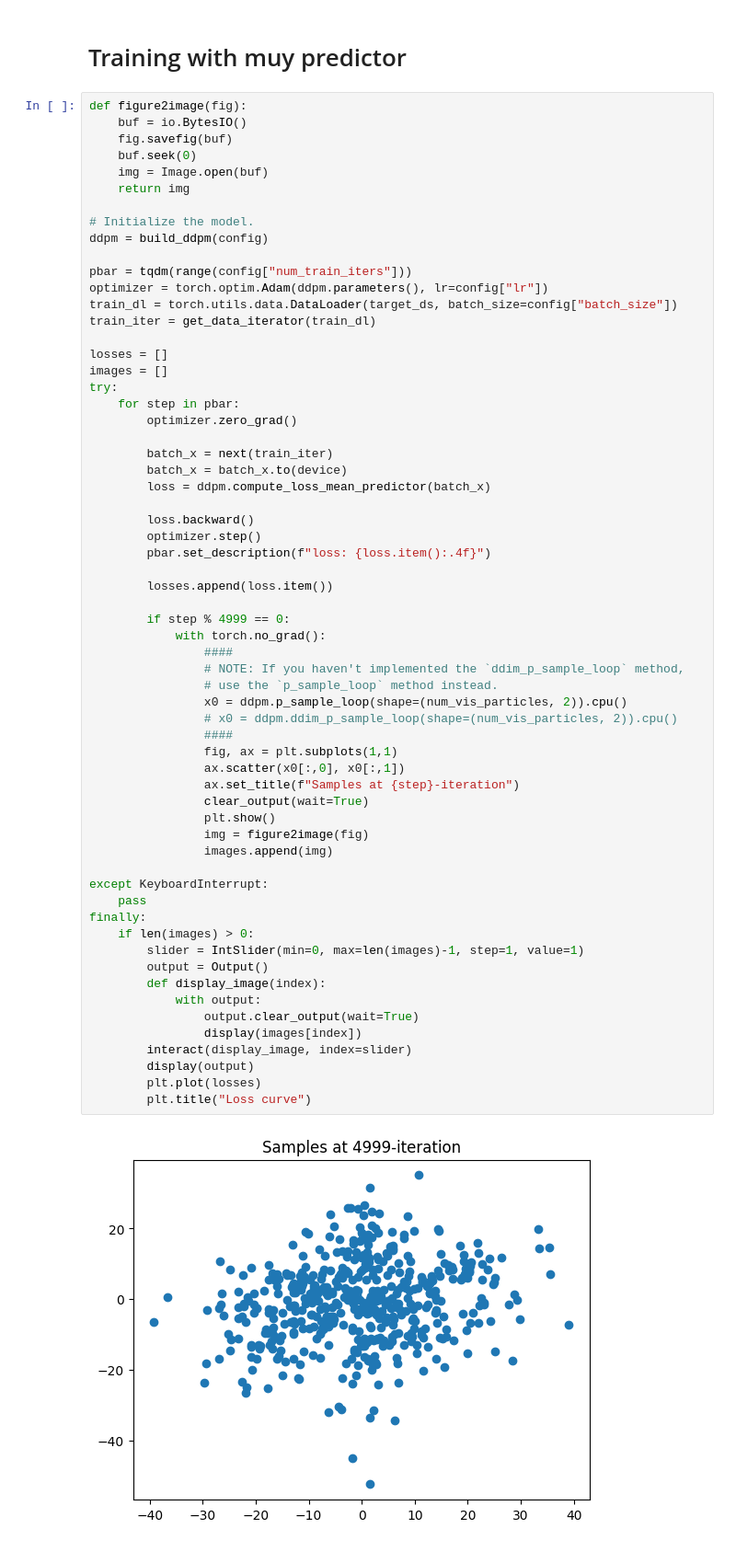
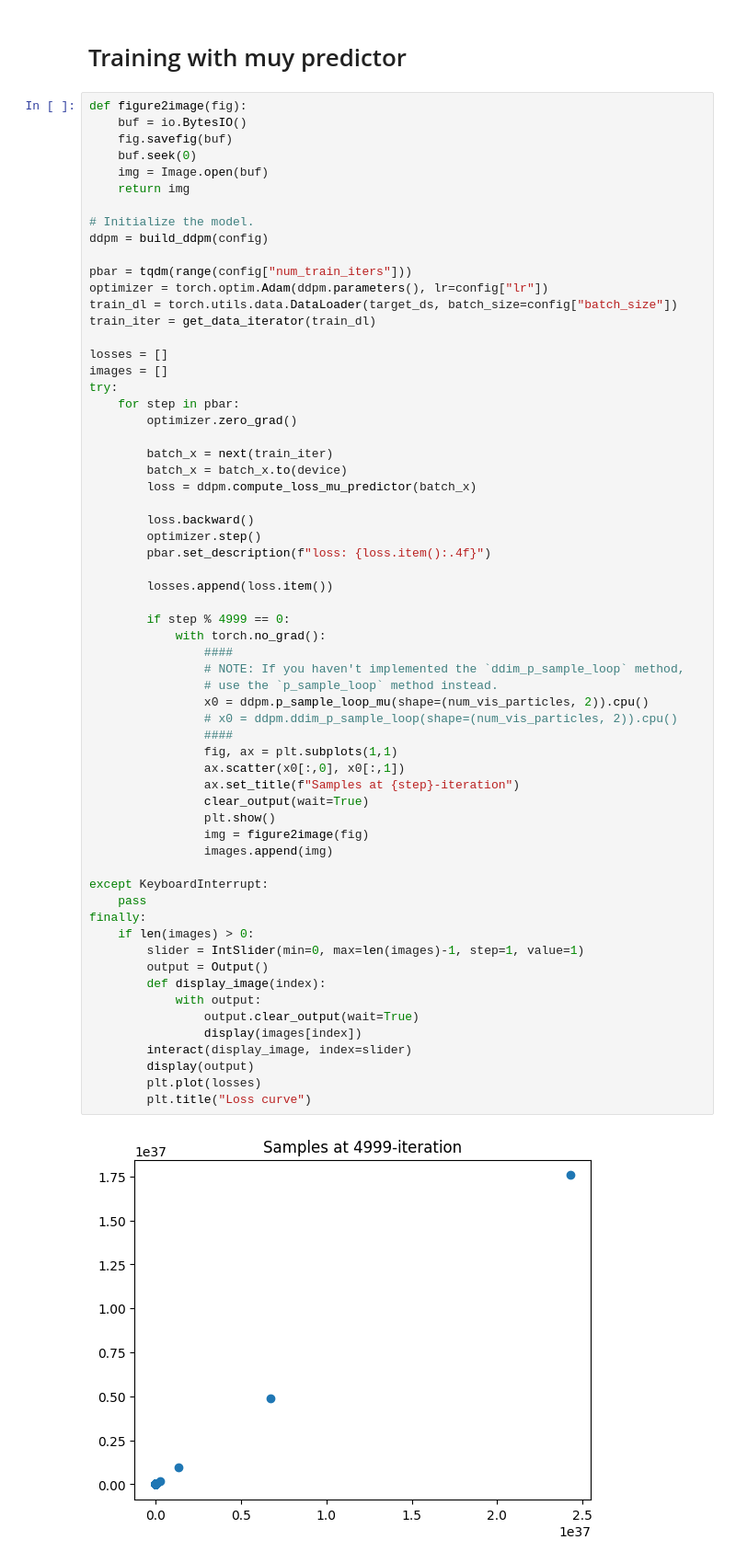
Before and after one commit to Devininthelab/assignment_kaist_diffusion, a Jupyter notebook: 2d_plot_diffusion_todo/ddpm_tutorial.ipynb, the cells around one changed output. Shown at 92% size. Drawn from its saved outputs; the diff is of its cells as text.

Commit message:
done sampling x0 predictor, still got bugs in muy predictor

```diff
--- a/2d_plot_diffusion_todo/ddpm_tutorial.ipynb
+++ b/2d_plot_diffusion_todo/ddpm_tutorial.ipynb
@@ -218,7 +221,7 @@ try:
 
         batch_x = next(train_iter)
         batch_x = batch_x.to(device)
-        loss = ddpm.compute_loss_mean_predictor(batch_x)
+        loss = ddpm.compute_loss_mu_predictor(batch_x)
 
         loss.backward()
         optimizer.step()
@@ -229,34 +232,34 @@ try:
         if step % 4999 == 0:
             with torch.no_grad():
                 ####
                 # NOTE: If you haven't implemented the `ddim_p_sample_loop` method,
                 # use the `p_sample_loop` method instead.
-                x0 = ddpm.p_sample_loop(shape=(num_vis_particles, 2)).cpu()
+                x0 = ddpm.p_sample_loop_mu(shape=(num_vis_particles, 2)).cpu()
                 # x0 = ddpm.ddim_p_sample_loop(shape=(num_vis_particles, 2)).cpu()
                 ####
                 fig, ax = plt.subplots(1,1)
                 ax.scatter(x0[:,0], x0[:,1])
                 ax.set_title(f"Samples at {step}-iteration")
                 clear_output(wait=True)
                 plt.show()
                 img = figure2image(fig)
                 images.append(img)
 
 except KeyboardInterrupt:
     pass
 finally:
     if len(images) > 0:
         slider = IntSlider(min=0, max=len(images)-1, step=1, value=1)
         output = Output()
         def display_image(index):
             with output:
                 output.clear_output(wait=True)
                 display(images[index])
         interact(display_image, index=slider)
         display(output)
         plt.plot(losses)
         plt.title("Loss curve")
 # %% [output]
-[figure, old version]
+[figure, new version]
 interactive(children=(IntSlider(value=1, description='index', max=1), Output()), _dom_classes=('widget-interac…
 [interactive output not drawn]
```
Also changed, not shown: parts of 14 cells of this notebook, 8 other files.
